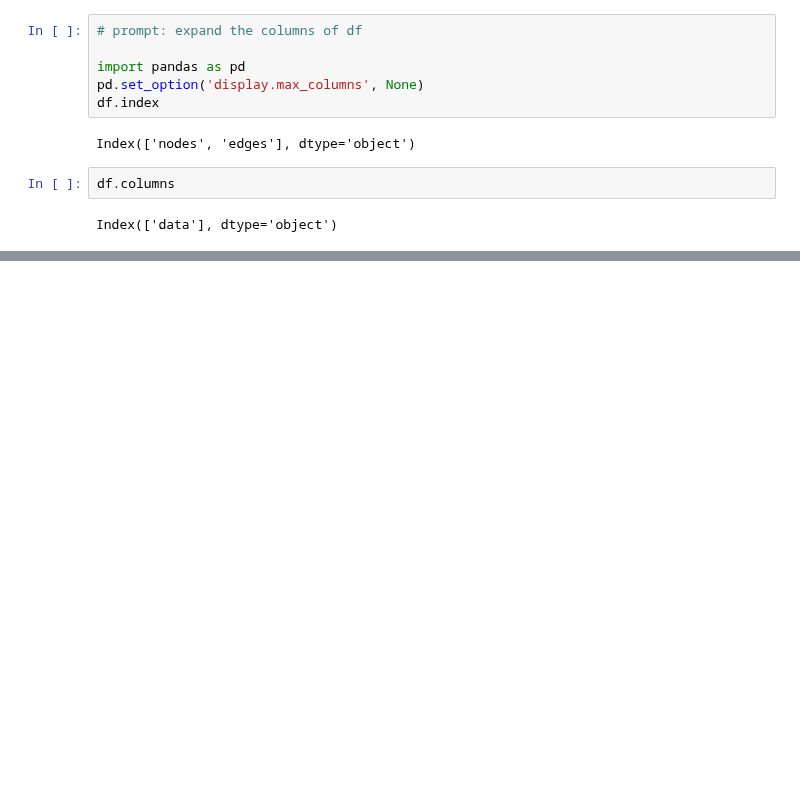
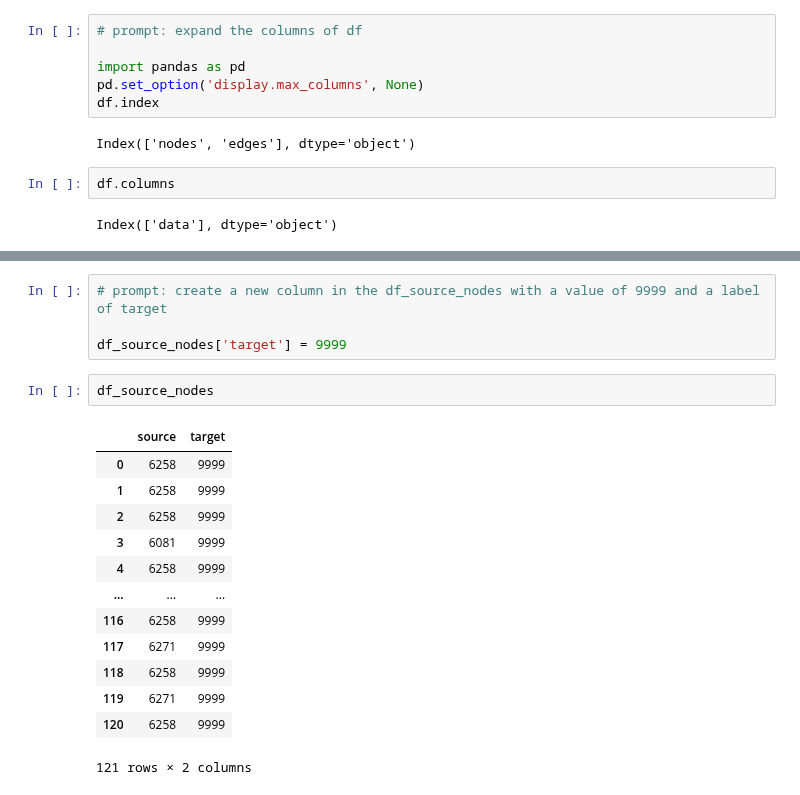
Before and after one commit to markajbell/BH, a Jupyter notebook: dikstra.ipynb, the cells around one changed output, grey strips where cells are left out. Drawn from its saved outputs; the diff is of its cells as text; blank space fills up the shorter version.

```diff
--- a/dikstra.ipynb
+++ b/dikstra.ipynb
@@ -386,0 +595,20 @@ target_node_id
+# %%
+# prompt: create a new column in the df_source_nodes with a value of 9999 and a label of target
+
+df_source_nodes['target'] = 9999
+# %%
+df_source_nodes
+# %% [output]
+|  | source | target |
+| 0 | 6258 | 9999 |
+| 1 | 6258 | 9999 |
+| 2 | 6258 | 9999 |
+| 3 | 6081 | 9999 |
+| 4 | 6258 | 9999 |
+| ... | ... | ... |
+| 116 | 6258 | 9999 |
+| 117 | 6271 | 9999 |
+| 118 | 6258 | 9999 |
+| 119 | 6271 | 9999 |
+| 120 | 6258 | 9999 |
+121 rows × 2 columns
```
Also changed, not shown: parts of 30 cells of this notebook.
